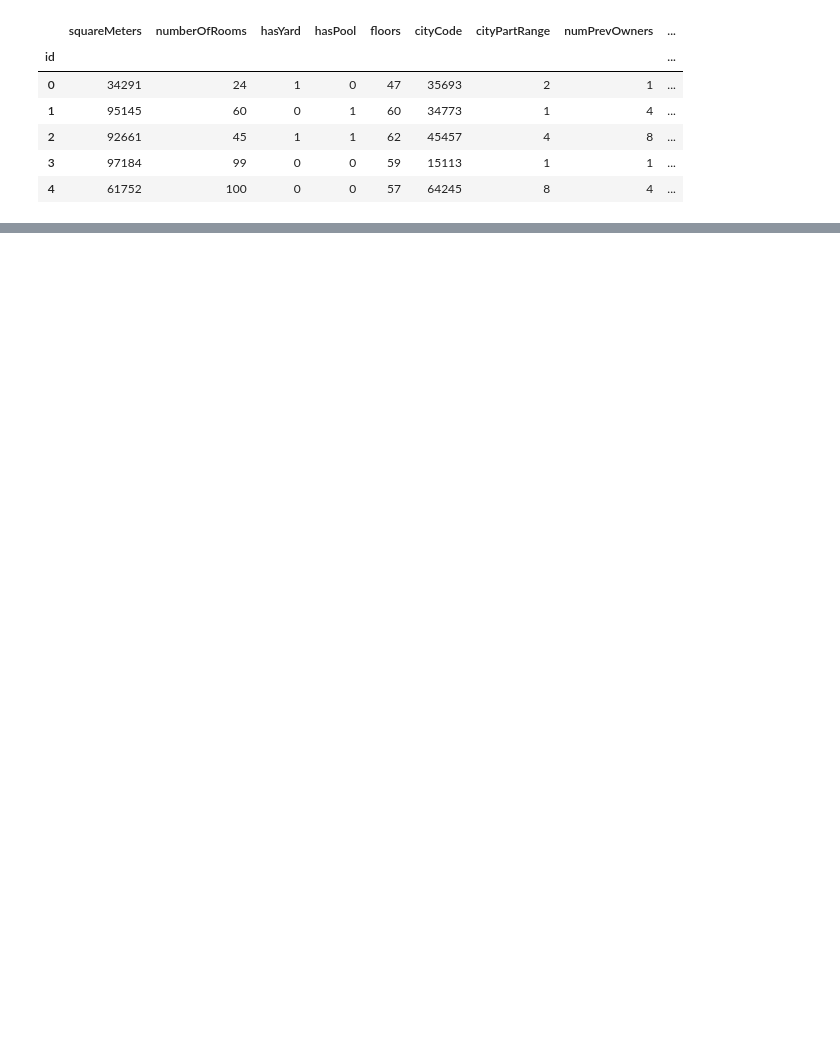
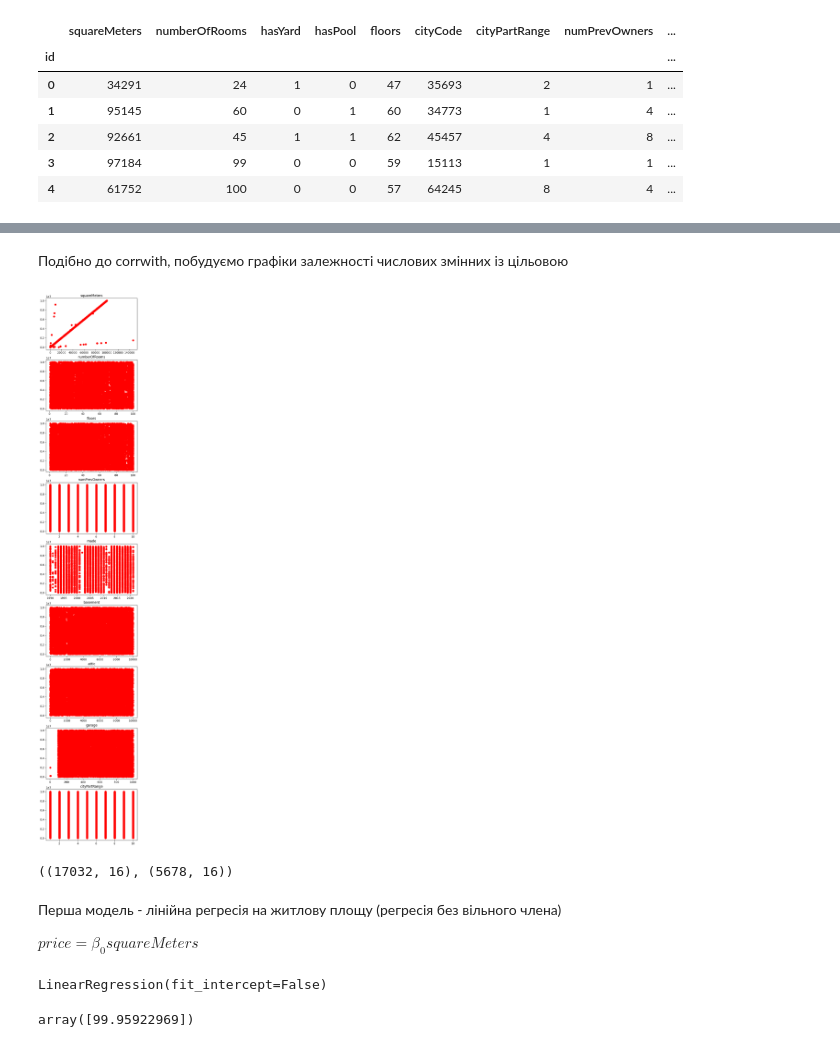
Before and after one commit to Krokha18/ml-intro-labs-2023, a Jupyter notebook: 03-house-pricing-regression/eda-regression.ipynb, the cells around one changed output, grey strips where cells are left out. Cells and saved outputs as stored; diff of their text form; code cells hidden in the pictures; blank space fills up the shorter version.

```diff
--- a/03-house-pricing-regression/eda-regression.ipynb
+++ b/03-house-pricing-regression/eda-regression.ipynb
@@ -26,3 +28,8 @@ price - predicted value </br>
+# %%
+binary = ["hasYard", 'hasPool','isNewBuilt', 'hasStormProtector','hasStorageRoom', 'hasGuestRoom']
+categorical = ['cityCode']
+numerical = ["squareMeters", 'numberOfRooms','floors', 'numPrevOwners', "made", 'basement', 'attic', 'garage', "cityPartRange"]
+target = "price"
 # %%
 data = pd.read_csv("train.csv", index_col = 'id')
 data.head()
@@ -36,0 +104,6 @@ data.head()
+# %%
+for col in numerical:
+    mean, std, min_d, max_d = data[col].mean(), data[col].std(), data[col].min(), round(data[col].max(),3)
+    #print(f"col={col}, min={min_d}, max={max_d}, mean-3std = {mean-3*std}, mean+3std = {mean+3*std}")
+    data = data[(data[col]>=mean-3*std) & (data[col]<=mean+3*std)]
+    print(len(data))
@@ -36,0 +120,32 @@ data.head()
+# %% [markdown]
+Подібно до corrwith, побудуємо графіки залежності числових змінних із цільовою
+# %%
+fig, axs = plt.subplots( len(numerical), figsize=(6, 4*len(numerical)))
+
+df_sample = data
+for i, col in enumerate(numerical):
+    axs[i].scatter(df_sample[col], df_sample[target], color='red'); axs[i].set_title(col)
+# %% [output]
+[figure, added]
+# %%
+from sklearn.model_selection import train_test_split
+X_train, X_val, y_train, y_val = train_test_split(data.drop(columns=[target]), data[target])
+
+X_train.shape, X_val.shape
+# %% [output]
+((17032, 16), (5678, 16))
+# %% [markdown]
+Перша модель - лінійна регресія на житлову площу (регресія без вільного члена)
+
+$ price = \beta_0 squareMeters $
+# %%
+from sklearn.linear_model import LinearRegression
+
+lr = LinearRegression(fit_intercept=False)
+lr.fit(X_train[['squareMeters']], y_train)
+# %% [output]
+LinearRegression(fit_intercept=False)
+# %%
+lr.coef_
+# %% [output]
+array([99.95922969])
```
Also changed, not shown: parts of 33 cells of this notebook.
